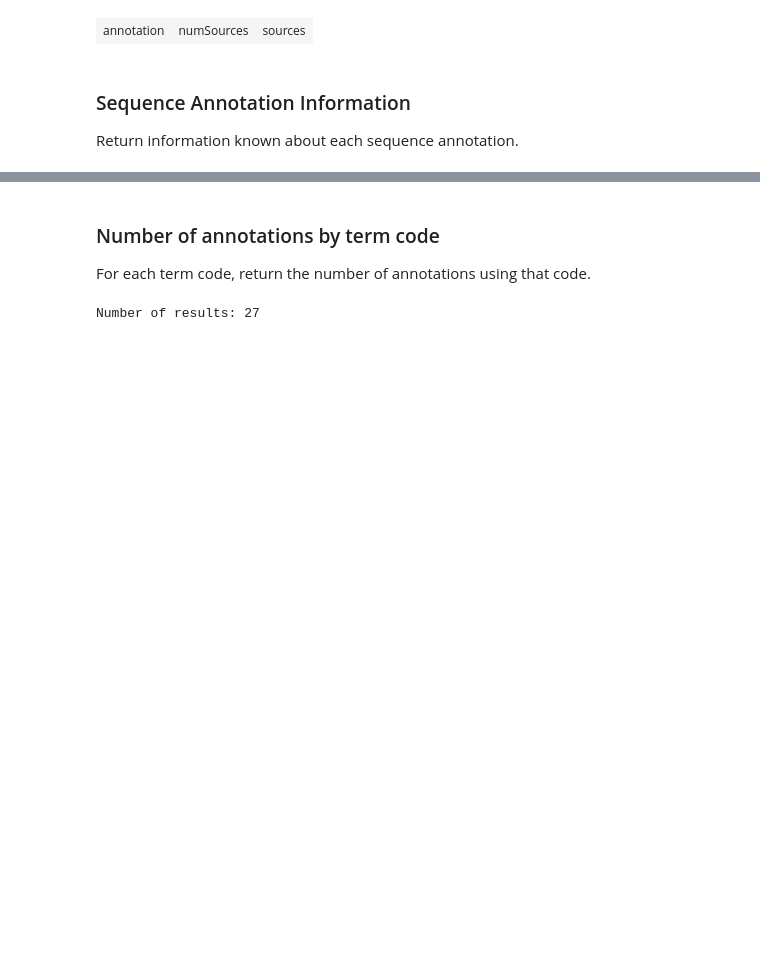
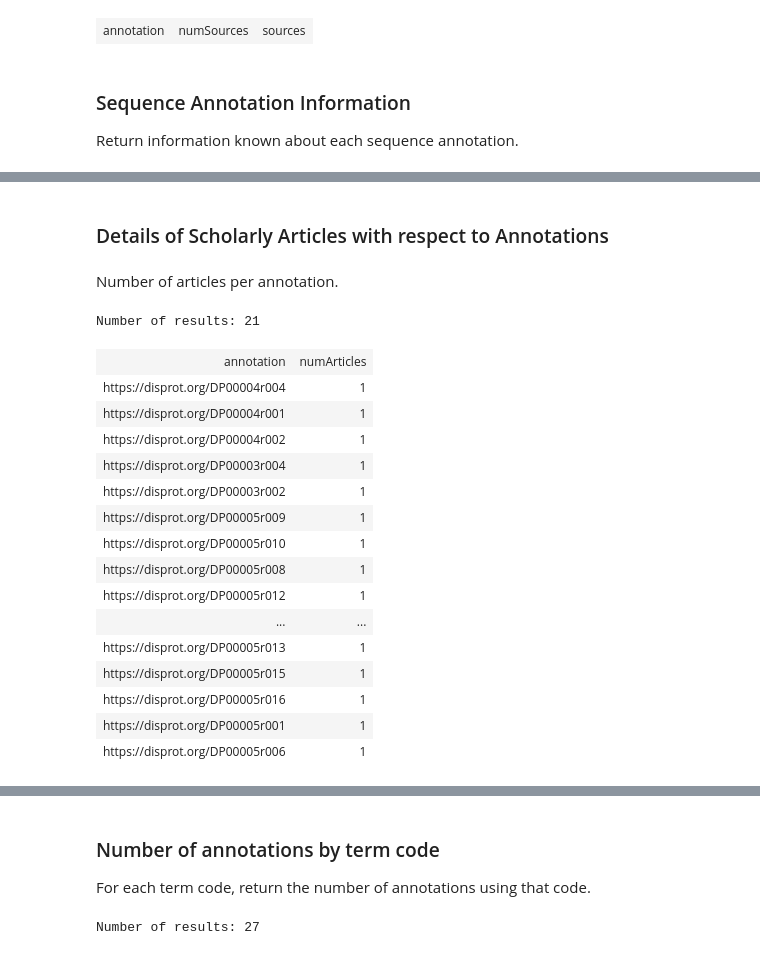
Before and after one commit to ivanmicetic/IDP-KG, a Jupyter notebook: notebooks/AnalysisQueries.ipynb, the cells around one changed output, grey strips where cells are left out. Drawn from its saved outputs; the diff is of its cells as text; code cells hidden in the pictures; blank space fills up the shorter version.

```diff
--- a/notebooks/AnalysisQueries.ipynb
+++ b/notebooks/AnalysisQueries.ipynb
@@ -706,0 +711,37 @@ Number of results: 66
+# %% [markdown]
+### Details of Scholarly Articles with respect to Annotations
+# %% [markdown]
+Number of articles per annotation.
+# %%
+displayResults(idpKG.query("""
+PREFIX schema: <https://schema.org/>
+PREFIX void: <http://rdfs.org/ns/void#>
+
+SELECT ?annotation (COUNT (?pubmedID) AS ?numArticles)
+WHERE {
+    graph ?g {
+        ?annotation a schema:SequenceAnnotation;
+            schema:subjectOf ?pubmedID
+    }
+}
+GROUP BY ?annotation
+ORDER BY DESC(?numArticles)
+"""))
+# %% [output]
+Number of results: 21
+| annotation | numArticles |
+| https://disprot.org/DP00004r004 | 1 |
+| https://disprot.org/DP00004r001 | 1 |
+| https://disprot.org/DP00004r002 | 1 |
+| https://disprot.org/DP00003r004 | 1 |
+| https://disprot.org/DP00003r002 | 1 |
+| https://disprot.org/DP00005r009 | 1 |
+| https://disprot.org/DP00005r010 | 1 |
+| https://disprot.org/DP00005r008 | 1 |
+| https://disprot.org/DP00005r012 | 1 |
+| ... | ... |
+| https://disprot.org/DP00005r013 | 1 |
+| https://disprot.org/DP00005r015 | 1 |
+| https://disprot.org/DP00005r016 | 1 |
+| https://disprot.org/DP00005r001 | 1 |
+| https://disprot.org/DP00005r006 | 1 |
```
Also changed, not shown: parts of 21 cells of this notebook, 1 other file.
